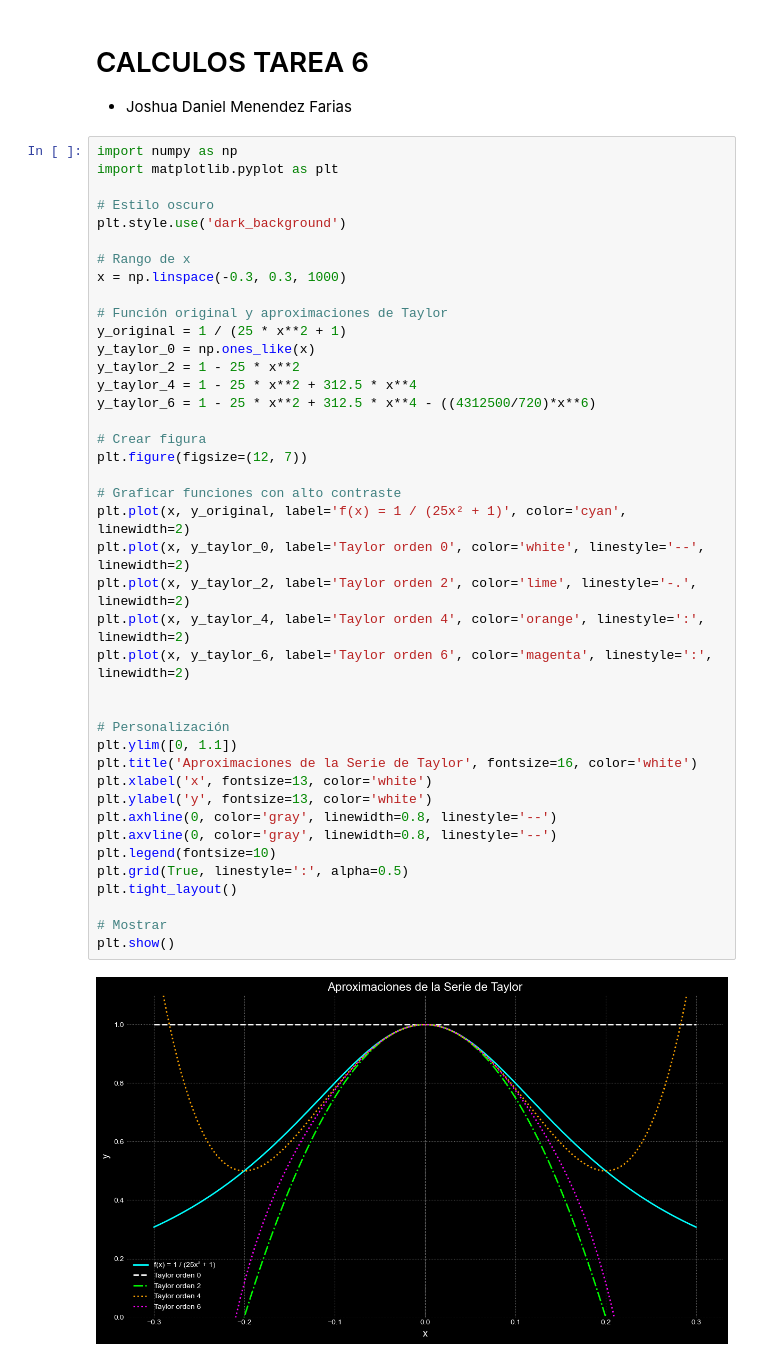
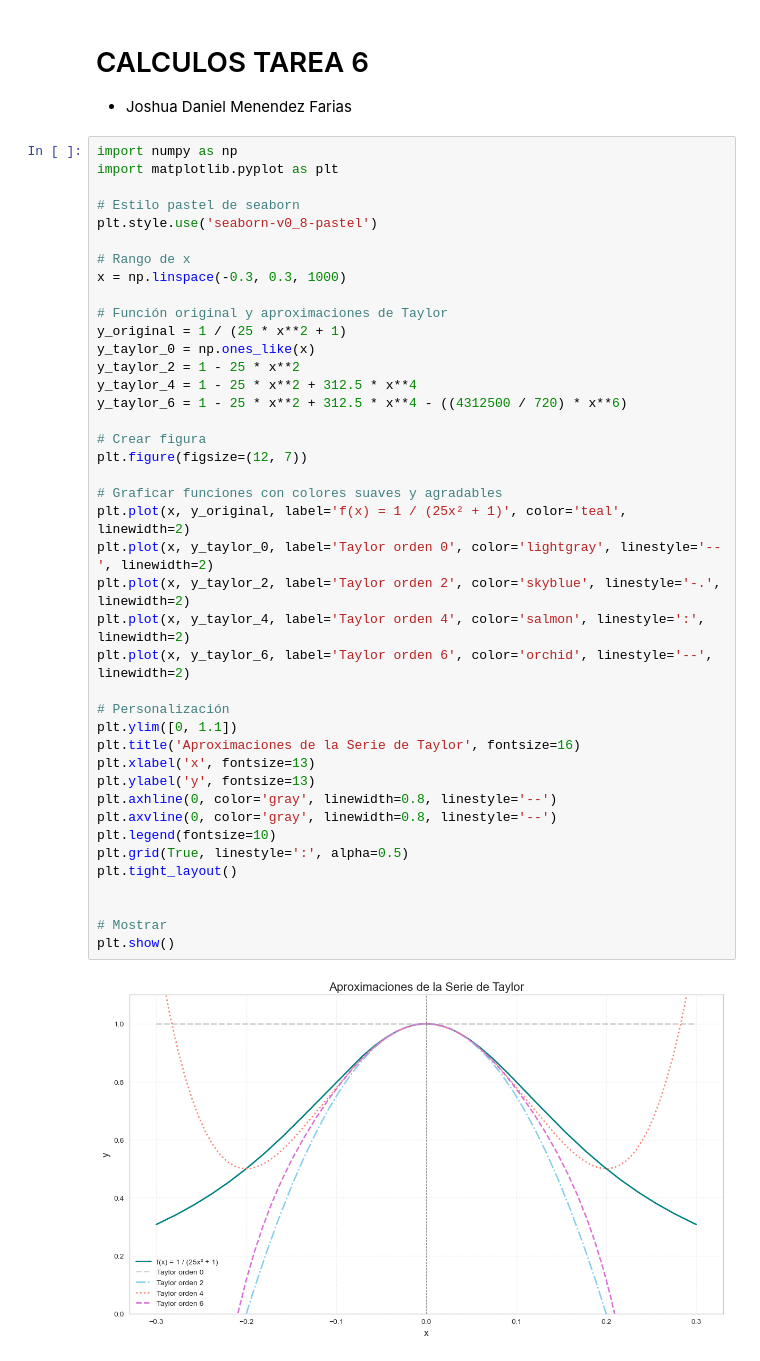
Before and after one commit to DaniMF05/CALCULOS_TAREAS, a Jupyter notebook: TAREA6_CALCULOS.ipynb, the cells around one changed output. Cells and saved outputs as stored; diff of their text form.

```diff
--- a/TAREA6_CALCULOS.ipynb
+++ b/TAREA6_CALCULOS.ipynb
@@ -5,43 +5,43 @@
 # %%
 import numpy as np
 import matplotlib.pyplot as plt
 
-# Estilo oscuro
-plt.style.use('dark_background')
+# Estilo pastel de seaborn
+plt.style.use('seaborn-v0_8-pastel')
 
 # Rango de x
 x = np.linspace(-0.3, 0.3, 1000)
 
 # Función original y aproximaciones de Taylor
 y_original = 1 / (25 * x**2 + 1)
 y_taylor_0 = np.ones_like(x)
 y_taylor_2 = 1 - 25 * x**2
 y_taylor_4 = 1 - 25 * x**2 + 312.5 * x**4
-y_taylor_6 = 1 - 25 * x**2 + 312.5 * x**4 - ((4312500/720)*x**6)
+y_taylor_6 = 1 - 25 * x**2 + 312.5 * x**4 - ((4312500 / 720) * x**6)
 
 # Crear figura
 plt.figure(figsize=(12, 7))
 
-# Graficar funciones con alto contraste
-plt.plot(x, y_original, label='f(x) = 1 / (25x² + 1)', color='cyan', linewidth=2)
-plt.plot(x, y_taylor_0, label='Taylor orden 0', color='white', linestyle='--', linewidth=2)
-plt.plot(x, y_taylor_2, label='Taylor orden 2', color='lime', linestyle='-.', linewidth=2)
-plt.plot(x, y_taylor_4, label='Taylor orden 4', color='orange', linestyle=':', linewidth=2)
-plt.plot(x, y_taylor_6, label='Taylor orden 6', color='magenta', linestyle=':', linewidth=2)
-
+# Graficar funciones con colores suaves y agradables
+plt.plot(x, y_original, label='f(x) = 1 / (25x² + 1)', color='teal', linewidth=2)
+plt.plot(x, y_taylor_0, label='Taylor orden 0', color='lightgray', linestyle='--', linewidth=2)
+plt.plot(x, y_taylor_2, label='Taylor orden 2', color='skyblue', linestyle='-.', linewidth=2)
+plt.plot(x, y_taylor_4, label='Taylor orden 4', color='salmon', linestyle=':', linewidth=2)
+plt.plot(x, y_taylor_6, label='Taylor orden 6', color='orchid', linestyle='--', linewidth=2)
 
 # Personalización
 plt.ylim([0, 1.1])
-plt.title('Aproximaciones de la Serie de Taylor', fontsize=16, color='white')
-plt.xlabel('x', fontsize=13, color='white')
-plt.ylabel('y', fontsize=13, color='white')
+plt.title('Aproximaciones de la Serie de Taylor', fontsize=16)
+plt.xlabel('x', fontsize=13)
+plt.ylabel('y', fontsize=13)
 plt.axhline(0, color='gray', linewidth=0.8, linestyle='--')
 plt.axvline(0, color='gray', linewidth=0.8, linestyle='--')
 plt.legend(fontsize=10)
 plt.grid(True, linestyle=':', alpha=0.5)
 plt.tight_layout()
 
+
 # Mostrar
 plt.show()
 # %% [output]
-[figure, old version]
+[figure, new version]
```
Also changed, not shown: parts of 1 cell of this notebook.
